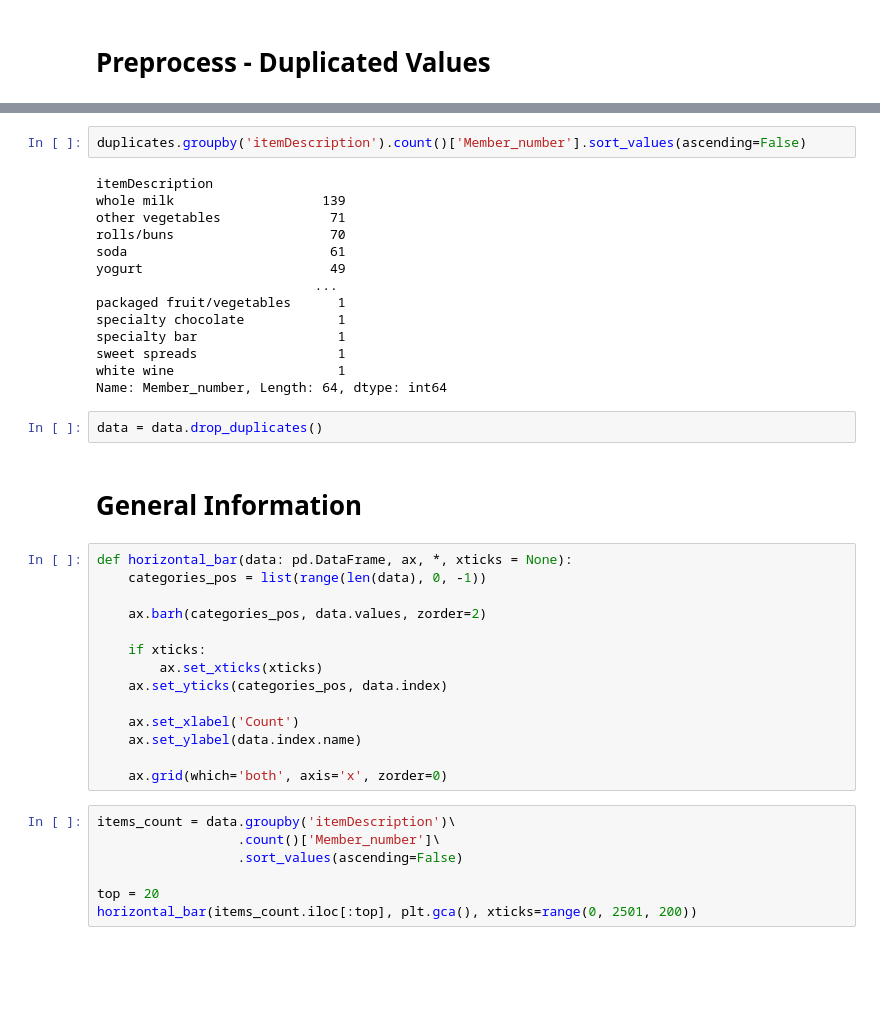
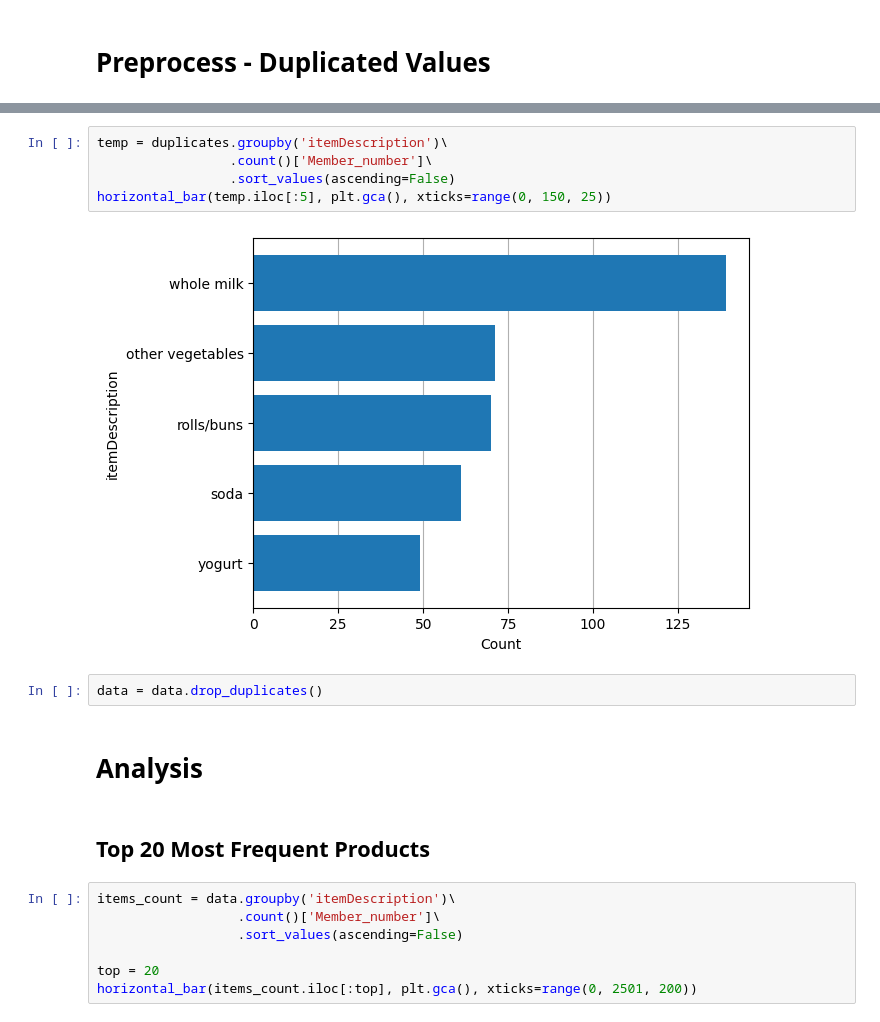
Before and after one commit to Ngoc-Cac/DataMining-Group2, a Jupyter notebook: Code/general_analysis.ipynb, the cells around one changed output, grey strips where cells are left out. Cells and saved outputs as stored; diff of their text form; blank space fills up the shorter version.

```diff
--- a/Code/general_analysis.ipynb
+++ b/Code/general_analysis.ipynb
@@ -54,37 +125,16 @@ memory usage: 23.7+ KB
 # %%
-duplicates.groupby('itemDescription').count()['Member_number'].sort_values(ascending=False)
+temp = duplicates.groupby('itemDescription')\
+                 .count()['Member_number']\
+                 .sort_values(ascending=False)
+horizontal_bar(temp.iloc[:5], plt.gca(), xticks=range(0, 150, 25))
 # %% [output]
-itemDescription
-whole milk                   139
-other vegetables              71
-rolls/buns                    70
-soda                          61
-yogurt                        49
-                            ...
-packaged fruit/vegetables      1
-specialty chocolate            1
-specialty bar                  1
-sweet spreads                  1
-white wine                     1
-Name: Member_number, Length: 64, dtype: int64
+[figure, added]
 # %%
 data = data.drop_duplicates()
-# %% [markdown]
-# General Information
-# %%
-def horizontal_bar(data: pd.DataFrame, ax, *, xticks = None):
-    categories_pos = list(range(len(data), 0, -1))
-
-    ax.barh(categories_pos, data.values, zorder=2)
-
-    if xticks:
-        ax.set_xticks(xticks)
-    ax.set_yticks(categories_pos, data.index)
-
-    ax.set_xlabel('Count')
-    ax.set_ylabel(data.index.name)
-
-    ax.grid(which='both', axis='x', zorder=0)
+# %% [markdown]
+# Analysis
+# %% [markdown]
+## Top 20 Most Frequent Products
 # %%
 items_count = data.groupby('itemDescription')\
                   .count()['Member_number']\
```
Also changed, not shown: parts of 18 cells of this notebook.
